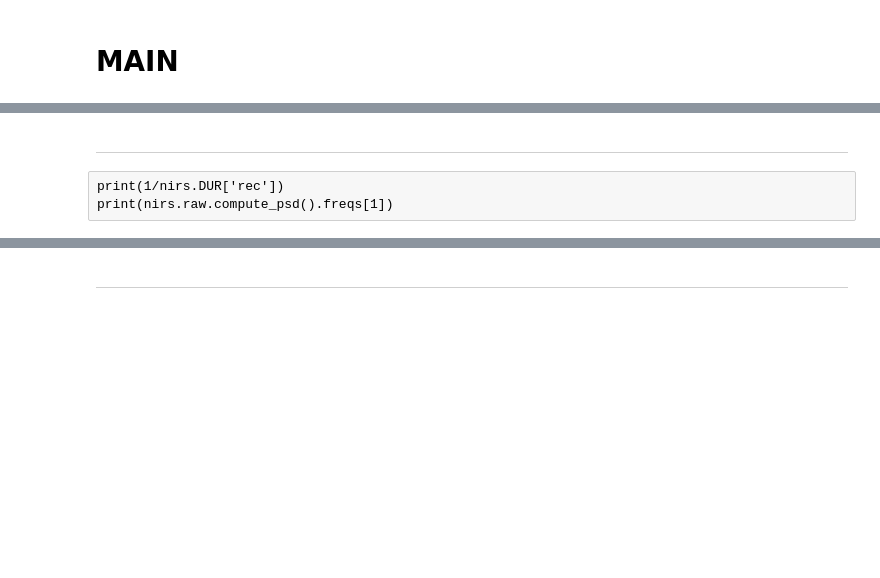
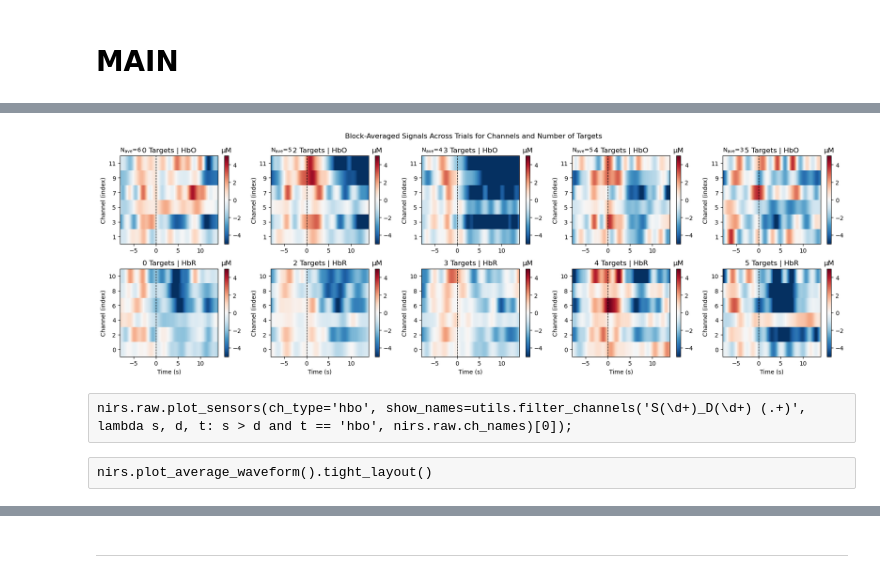
Before and after one commit to pulkitgoyal56/fnirsPy, a Jupyter notebook: playground.ipynb, the cells around one changed output, grey strips where cells are left out. Drawn from its saved outputs; the diff is of its cells as text; code cells hidden in the pictures; blank space fills up the shorter version.

```diff
--- a/playground.ipynb
+++ b/playground.ipynb
@@ -72,4 +79,4 @@ mne.viz.set_3d_backend('notebook') # pyvistaqt, notebook
 # MAIN
 # %%
 # Instantiate NIRS() and read data
-nirs = NIRS().read(1, 1, 3, augment=True, transform=False, correction_factor='default')
+nirs = NIRS(project='Multi-object Tracking').read(1, 1, 4, augment=True, transform=False, correction_factor='default')
@@ -105,5 +82,0 @@ nirs.epochs['0'].average(picks='hbo').plot_joint(times=np.arange(nirs.T_EPOCH_ST
-# %% [markdown]
----
-# %% [raw]
-print(1/nirs.DUR['rec'])
-print(nirs.raw.compute_psd().freqs[1])
@@ -109,0 +110,8 @@ print(nirs.raw.compute_psd().freqs[1])
+# %%
+nirs.plot_average_heatmap(clim={'hbo': [-5, 5], 'hbr': [-5, 5]}).tight_layout()
+# %% [output]
+[figure, added]
+# %% [raw]
+nirs.raw.plot_sensors(ch_type='hbo', show_names=utils.filter_channels('S(\d+)_D(\d+) (.+)', lambda s, d, t: s > d and t == 'hbo', nirs.raw.ch_names)[0]);
+# %% [raw]
+nirs.plot_average_waveform().tight_layout()
```
Also changed, not shown: parts of 34 cells of this notebook.
